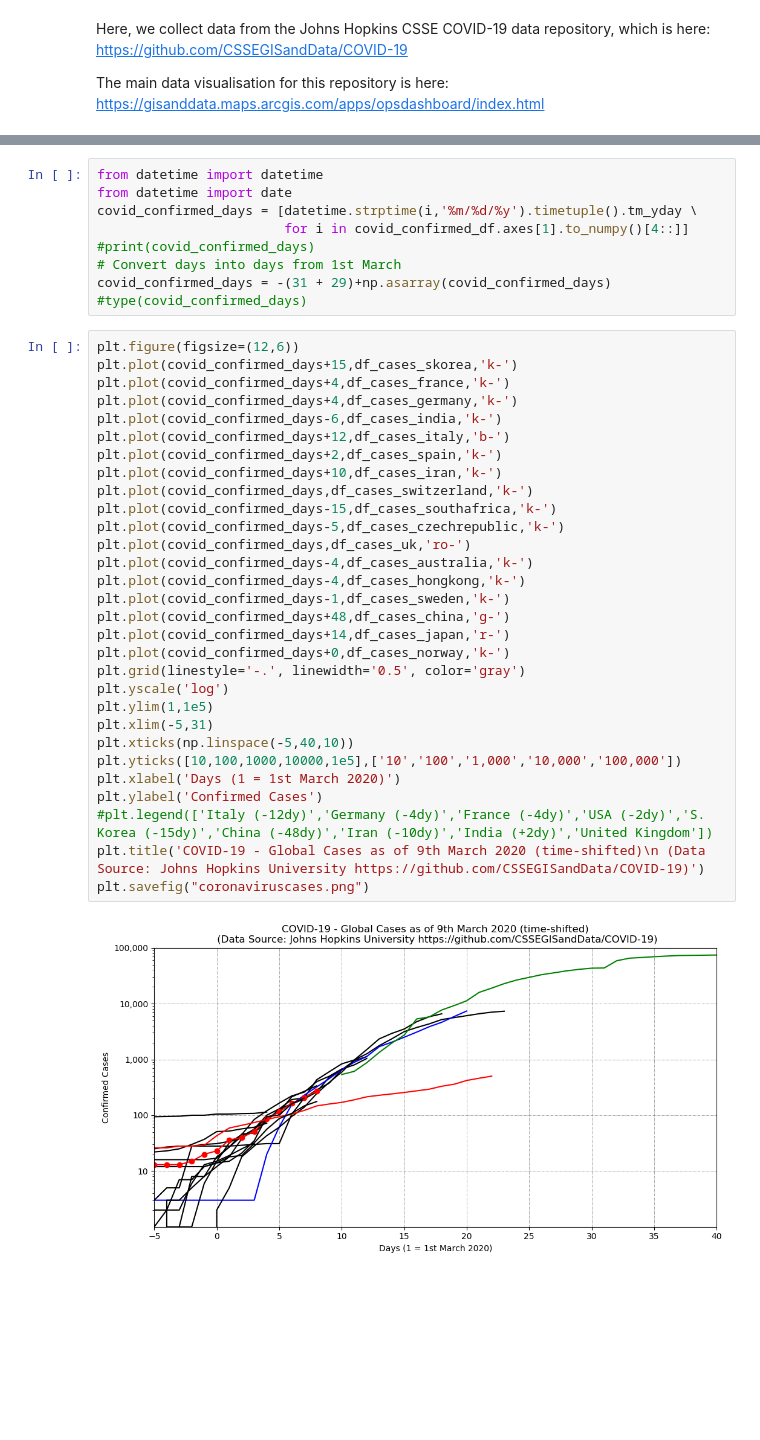
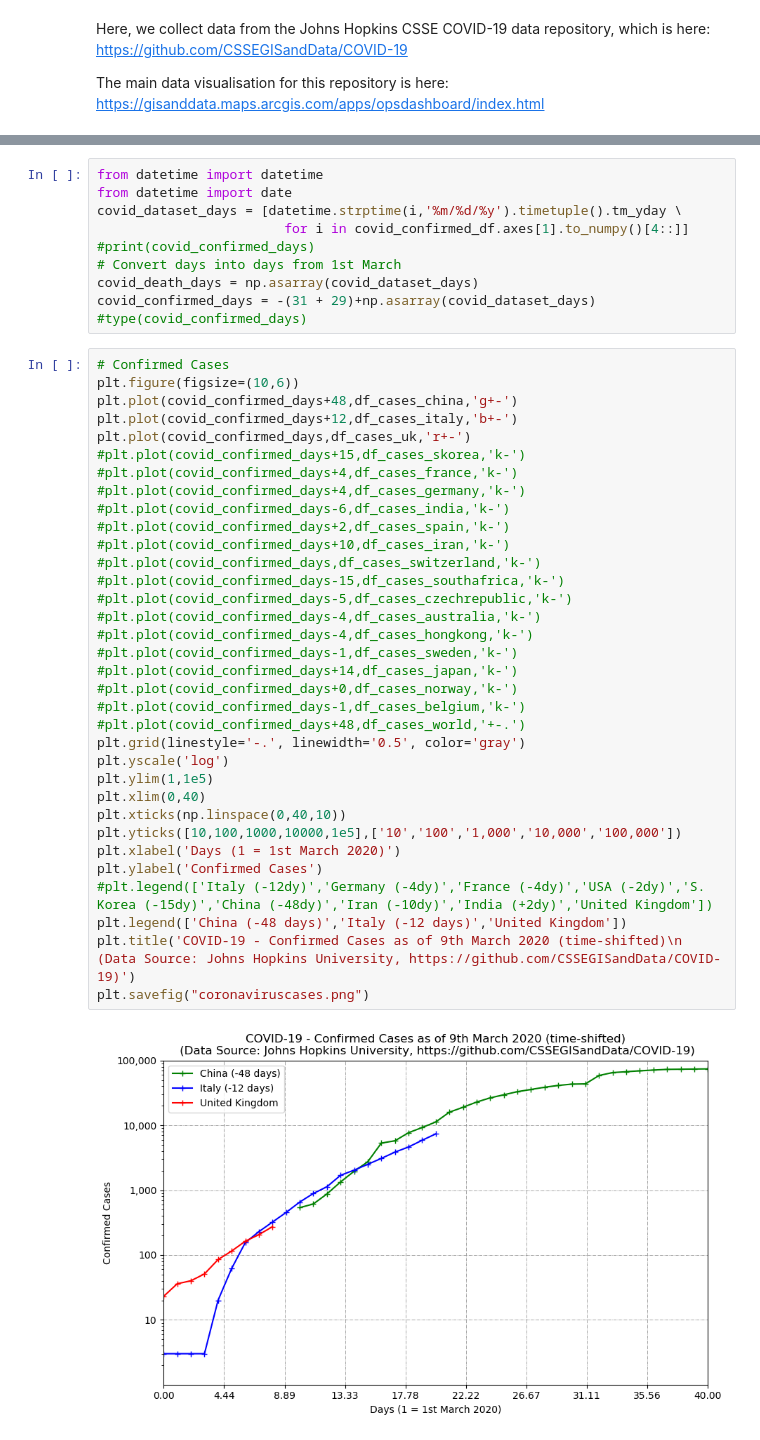
Before and after one commit to hywelowen/coronavirusgraphs, a Jupyter notebook: coronavirus.ipynb, the cells around one changed output, grey strips where cells are left out. Cells and saved outputs as stored; diff of their text form; blank space fills up the shorter version.

```diff
--- a/coronavirus.ipynb
+++ b/coronavirus.ipynb
@@ -175,41 +216,46 @@ df_cases_china = [covid_confirmed_df.values[0:30][:,i].sum() for i in range(4,nu
 # %%
 from datetime import datetime
 from datetime import date
-covid_confirmed_days = [datetime.strptime(i,'%m/%d/%y').timetuple().tm_yday \
+covid_dataset_days = [datetime.strptime(i,'%m/%d/%y').timetuple().tm_yday \
                         for i in covid_confirmed_df.axes[1].to_numpy()[4::]]
 #print(covid_confirmed_days)
 # Convert days into days from 1st March
-covid_confirmed_days = -(31 + 29)+np.asarray(covid_confirmed_days)
+covid_death_days = np.asarray(covid_dataset_days)
+covid_confirmed_days = -(31 + 29)+np.asarray(covid_dataset_days)
 #type(covid_confirmed_days)
 # %%
-plt.figure(figsize=(12,6))
-plt.plot(covid_confirmed_days+15,df_cases_skorea,'k-')
-plt.plot(covid_confirmed_days+4,df_cases_france,'k-')
-plt.plot(covid_confirmed_days+4,df_cases_germany,'k-')
-plt.plot(covid_confirmed_days-6,df_cases_india,'k-')
-plt.plot(covid_confirmed_days+12,df_cases_italy,'b-')
-plt.plot(covid_confirmed_days+2,df_cases_spain,'k-')
-plt.plot(covid_confirmed_days+10,df_cases_iran,'k-')
-plt.plot(covid_confirmed_days,df_cases_switzerland,'k-')
-plt.plot(covid_confirmed_days-15,df_cases_southafrica,'k-')
-plt.plot(covid_confirmed_days-5,df_cases_czechrepublic,'k-')
-plt.plot(covid_confirmed_days,df_cases_uk,'ro-')
-plt.plot(covid_confirmed_days-4,df_cases_australia,'k-')
-plt.plot(covid_confirmed_days-4,df_cases_hongkong,'k-')
-plt.plot(covid_confirmed_days-1,df_cases_sweden,'k-')
-plt.plot(covid_confirmed_days+48,df_cases_china,'g-')
-plt.plot(covid_confirmed_days+14,df_cases_japan,'r-')
-plt.plot(covid_confirmed_days+0,df_cases_norway,'k-')
+# Confirmed Cases
+plt.figure(figsize=(10,6))
+plt.plot(covid_confirmed_days+48,df_cases_china,'g+-')
+plt.plot(covid_confirmed_days+12,df_cases_italy,'b+-')
+plt.plot(covid_confirmed_days,df_cases_uk,'r+-')
+#plt.plot(covid_confirmed_days+15,df_cases_skorea,'k-')
+#plt.plot(covid_confirmed_days+4,df_cases_france,'k-')
+#plt.plot(covid_confirmed_days+4,df_cases_germany,'k-')
+#plt.plot(covid_confirmed_days-6,df_cases_india,'k-')
+#plt.plot(covid_confirmed_days+2,df_cases_spain,'k-')
+#plt.plot(covid_confirmed_days+10,df_cases_iran,'k-')
+#plt.plot(covid_confirmed_days,df_cases_switzerland,'k-')
+#plt.plot(covid_confirmed_days-15,df_cases_southafrica,'k-')
+#plt.plot(covid_confirmed_days-5,df_cases_czechrepublic,'k-')
+#plt.plot(covid_confirmed_days-4,df_cases_australia,'k-')
+#plt.plot(covid_confirmed_days-4,df_cases_hongkong,'k-')
+#plt.plot(covid_confirmed_days-1,df_cases_sweden,'k-')
+#plt.plot(covid_confirmed_days+14,df_cases_japan,'k-')
+#plt.plot(covid_confirmed_days+0,df_cases_norway,'k-')
+#plt.plot(covid_confirmed_days-1,df_cases_belgium,'k-')
+#plt.plot(covid_confirmed_days+48,df_cases_world,'+-.')
 plt.grid(linestyle='-.', linewidth='0.5', color='gray')
 plt.yscale('log')
 plt.ylim(1,1e5)
-plt.xlim(-5,31)
-plt.xticks(np.linspace(-5,40,10))
+plt.xlim(0,40)
+plt.xticks(np.linspace(0,40,10))
 plt.yticks([10,100,1000,10000,1e5],['10','100','1,000','10,000','100,000'])
 plt.xlabel('Days (1 = 1st March 2020)')
 plt.ylabel('Confirmed Cases')
 #plt.legend(['Italy (-12dy)','Germany (-4dy)','France (-4dy)','USA (-2dy)','S. Korea (-15dy)','China (-48dy)','Iran (-10dy)','India (+2dy)','United Kingdom'])
-plt.title('COVID-19 - Global Cases as of 9th March 2020 (time-shifted)\n (Data Source: Johns Hopkins University https://github.com/CSSEGISandData/COVID-19)')
+plt.legend(['China (-48 days)','Italy (-12 days)','United Kingdom'])
+plt.title('COVID-19 - Confirmed Cases as of 9th March 2020 (time-shifted)\n (Data Source: Johns Hopkins University, https://github.com/CSSEGISandData/COVID-19)')
 plt.savefig("coronaviruscases.png")
 # %% [output]
-[figure, old version]
+[figure, new version]
```
Also changed, not shown: parts of 6 cells of this notebook.
